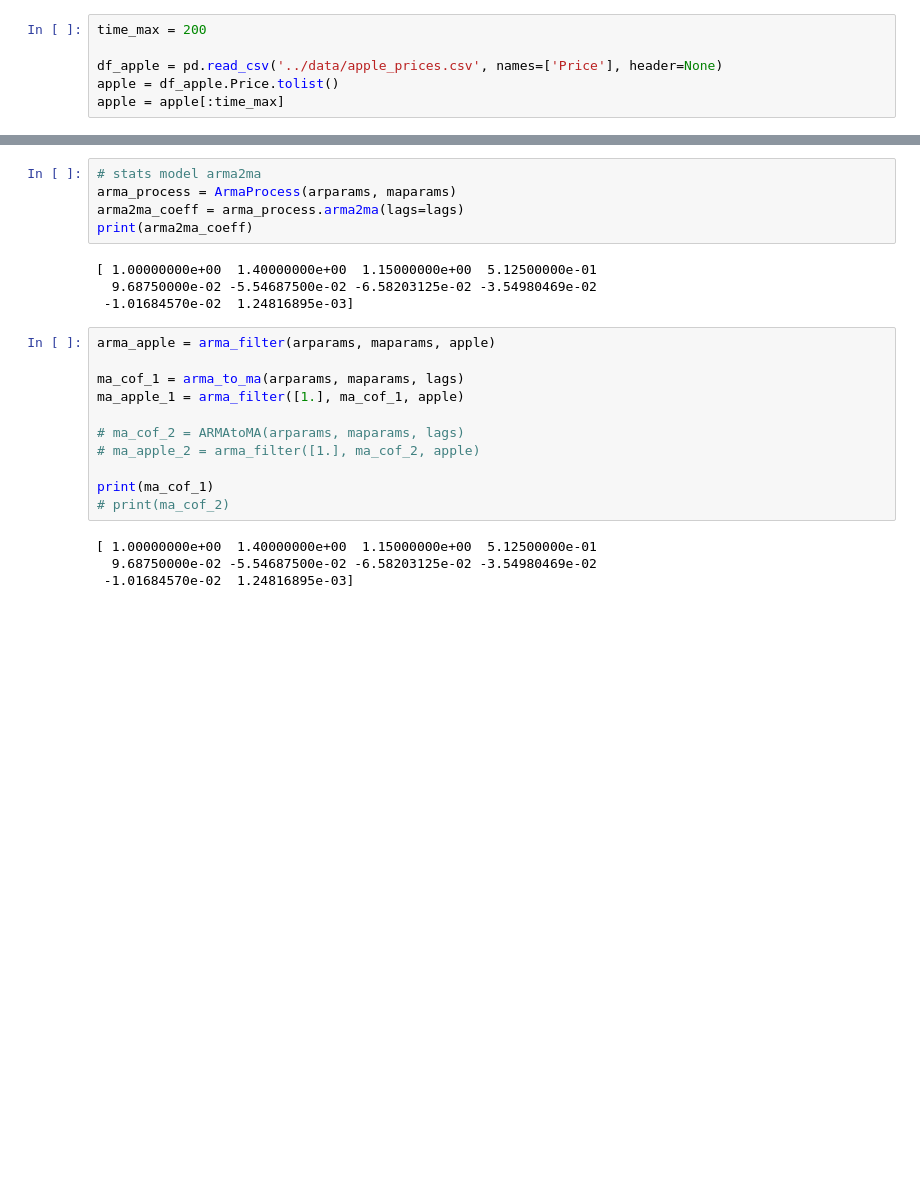
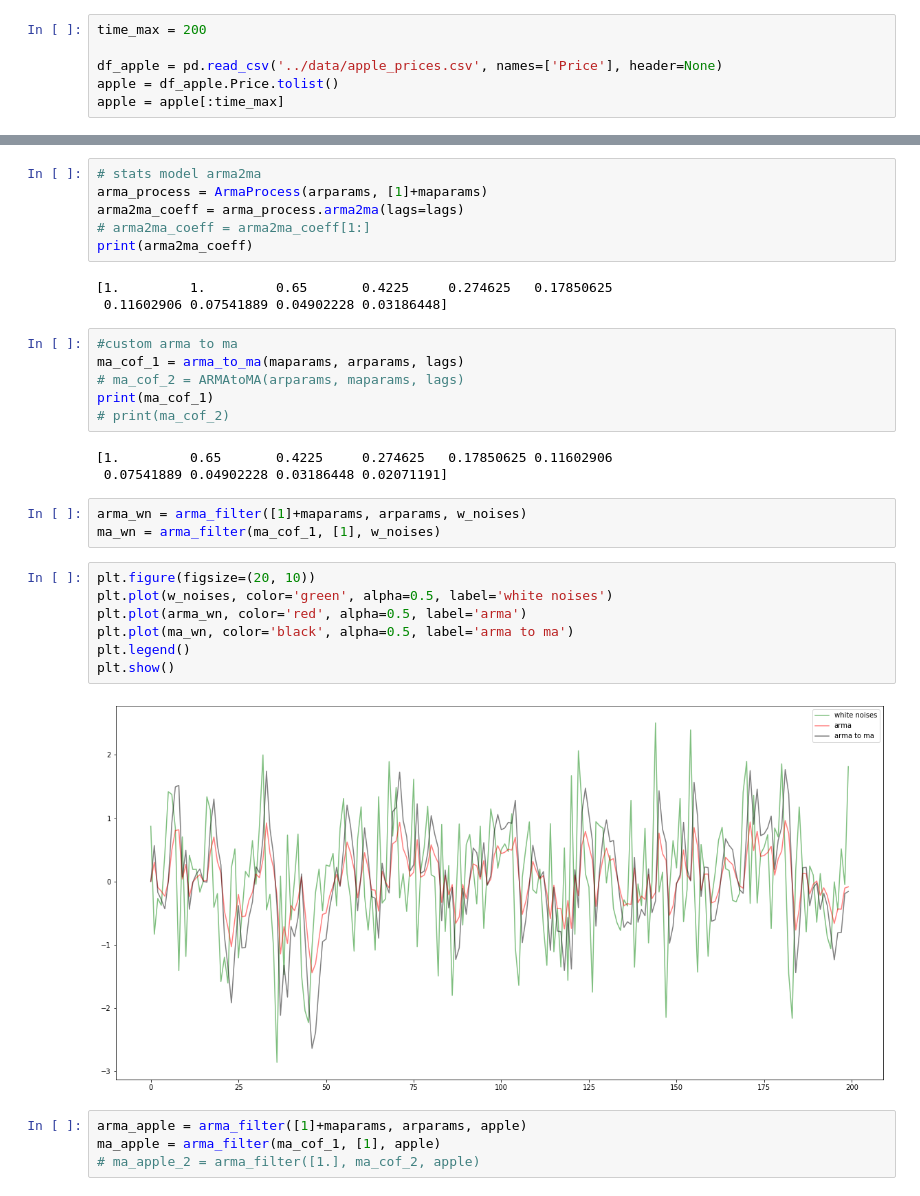
Before and after one commit to ht-weng/HETSA, a Jupyter notebook: GeneralToolbox/ARMA-HEAAN/ARMAtoMA.ipynb, the cells around one changed output, grey strips where cells are left out. Drawn from its saved outputs; the diff is of its cells as text; blank space fills up the shorter version.

```diff
--- a/GeneralToolbox/ARMA-HEAAN/ARMAtoMA.ipynb
+++ b/GeneralToolbox/ARMA-HEAAN/ARMAtoMA.ipynb
@@ -103,27 +102,37 @@ lags = 10
 # %%
 # stats model arma2ma
-arma_process = ArmaProcess(arparams, maparams)
+arma_process = ArmaProcess(arparams, [1]+maparams)
 arma2ma_coeff = arma_process.arma2ma(lags=lags)
+# arma2ma_coeff = arma2ma_coeff[1:]
 print(arma2ma_coeff)
 # %% [output]
-[ 1.00000000e+00  1.40000000e+00  1.15000000e+00  5.12500000e-01
-  9.68750000e-02 -5.54687500e-02 -6.58203125e-02 -3.54980469e-02
- -1.01684570e-02  1.24816895e-03]
+[1.         1.         0.65       0.4225     0.274625   0.17850625
+ 0.11602906 0.07541889 0.04902228 0.03186448]
 # %%
-arma_apple = arma_filter(arparams, maparams, apple)
-
-ma_cof_1 = arma_to_ma(arparams, maparams, lags)
-ma_apple_1 = arma_filter([1.], ma_cof_1, apple)
-
+#custom arma to ma
+ma_cof_1 = arma_to_ma(maparams, arparams, lags)
 # ma_cof_2 = ARMAtoMA(arparams, maparams, lags)
-# ma_apple_2 = arma_filter([1.], ma_cof_2, apple)
-
 print(ma_cof_1)
 # print(ma_cof_2)
 # %% [output]
-[ 1.00000000e+00  1.40000000e+00  1.15000000e+00  5.12500000e-01
-  9.68750000e-02 -5.54687500e-02 -6.58203125e-02 -3.54980469e-02
- -1.01684570e-02  1.24816895e-03]
+[1.         0.65       0.4225     0.274625   0.17850625 0.11602906
+ 0.07541889 0.04902228 0.03186448 0.02071191]
+# %%
+arma_wn = arma_filter([1]+maparams, arparams, w_noises)
+ma_wn = arma_filter(ma_cof_1, [1], w_noises)
+# %%
+plt.figure(figsize=(20, 10))
+plt.plot(w_noises, color='green', alpha=0.5, label='white noises')
+plt.plot(arma_wn, color='red', alpha=0.5, label='arma')
+plt.plot(ma_wn, color='black', alpha=0.5, label='arma to ma')
+plt.legend()
+plt.show()
+# %% [output]
+[figure, added]
+# %%
+arma_apple = arma_filter([1]+maparams, arparams, apple)
+ma_apple = arma_filter(ma_cof_1, [1], apple)
+# ma_apple_2 = arma_filter([1.], ma_cof_2, apple)
 # %%
 plt.figure(figsize=(20, 10))
 plt.plot(apple, color='green', alpha=0.5, label='apple')
```
Also changed, not shown: parts of 8 cells of this notebook, 3 other files.
